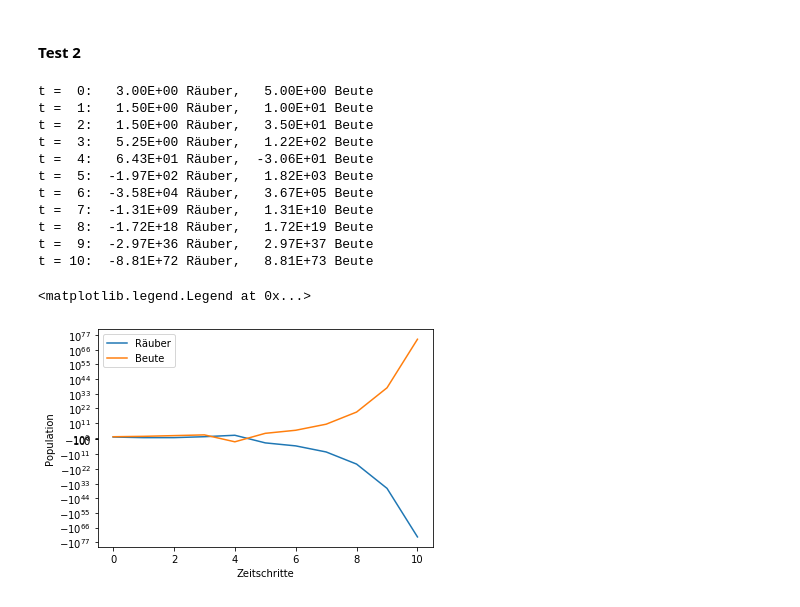
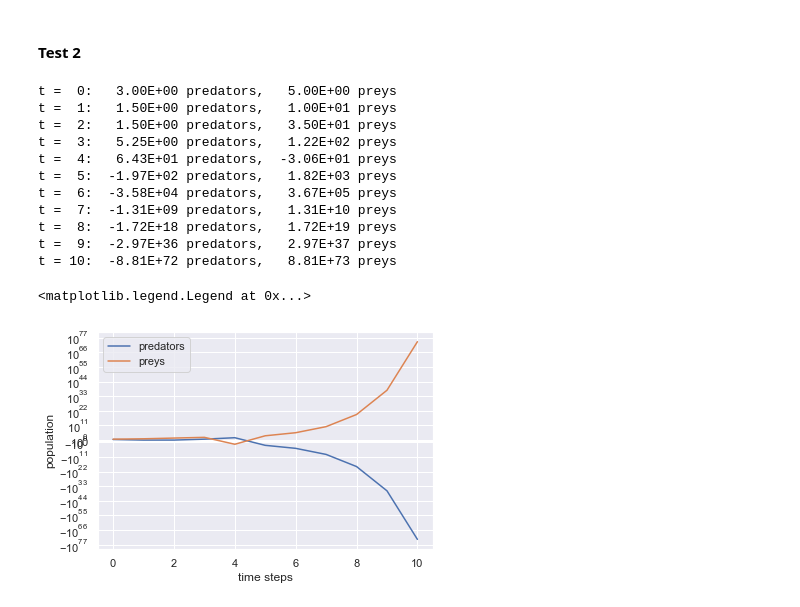
Before and after one commit to maxstollmayer/NuMeDiffG, a Jupyter notebook: Aufgabenblatt 1/Aufgabenblatt 1 Lösung.ipynb, the cells around one changed output. Cells and saved outputs as stored; diff of their text form; code cells hidden in the pictures.

```diff
--- a/Aufgabenblatt 1/Aufgabenblatt 1 Lösung.ipynb
+++ b/Aufgabenblatt 1/Aufgabenblatt 1 Lösung.ipynb
@@ -31,4 +31,6 @@ Implementierung des Vorwärts-Euler-Verfahrens für ODE Systeme 1. Ordnung.
 # %%
 import numpy as np
 from matplotlib import pyplot as plt
+import seaborn as sns
+sns.set()
 # %%
@@ -43,12 +61,18 @@ def euler(f,y0,t0,tN,N):
 # %% [markdown]
 #### Test 1
 # %%
-def f(t,y):
+def f1(y, t):
     return y
 
-t, y = euler(f,1,1,4,10)
-for x, z in zip(t, y):
-    print(f"y({x:.1f}) = {z:5.2f}")
+y0_1 = 1
+t0_1 = 1
+tN_1 = 4
+N1 = 10
+
+t1, y1 = forward_euler(f1, y0_1, t0_1, tN_1, N1)
+
+for v in zip(t1, y1):
+    print(f"y({v[0]:.1f}) = {v[1]:5.2f}")
 # %% [output]
 y(1.0) =  1.00
 y(1.3) =  1.30
@@ -74,34 +97,40 @@ plt.legend()
 # %% [markdown]
 #### Test 2
 # %%
-def g(t,y,a,b,c,d):
-    return np.array([-(a-b*y[1])*y[0],(c-d*y[0])*y[1]])
+def g(y, t, a, b, c, d):
+    return np.array([-(a - b * y[1]) * y[0], (c - d * y[0]) * y[1]])
 
-def f(t,y):
-    return g(t,y,1,0.1,4,1)
+def f2(y, t):
+    return g(y, t, 1, 0.1, 4, 1)
 
-t, y = euler(f,[3,5],0,10,10)
-for x, z in zip(t, y):
-    print(f"t = {x:2n}:  {z[0]: .2E} Räuber,  {z[1]: .2E} Beute")
+y0_2 = np.array([3, 5])
+t0_2 = 0
+tN_2 = 10
+N2 = 10
+
+t2, y2 = forward_euler(f2, y0_2, t0_2, tN_2, N2)
+
+for x, z in zip(t2, y2):
+    print(f"t = {x:2n}:  {z[0]: .2E} predators,  {z[1]: .2E} preys")
 # %% [output]
-t =  0:   3.00E+00 Räuber,   5.00E+00 Beute
-t =  1:   1.50E+00 Räuber,   1.00E+01 Beute
-t =  2:   1.50E+00 Räuber,   3.50E+01 Beute
-t =  3:   5.25E+00 Räuber,   1.22E+02 Beute
-t =  4:   6.43E+01 Räuber,  -3.06E+01 Beute
-t =  5:  -1.97E+02 Räuber,   1.82E+03 Beute
-t =  6:  -3.58E+04 Räuber,   3.67E+05 Beute
-t =  7:  -1.31E+09 Räuber,   1.31E+10 Beute
-t =  8:  -1.72E+18 Räuber,   1.72E+19 Beute
-t =  9:  -2.97E+36 Räuber,   2.97E+37 Beute
-t = 10:  -8.81E+72 Räuber,   8.81E+73 Beute
+t =  0:   3.00E+00 predators,   5.00E+00 preys
+t =  1:   1.50E+00 predators,   1.00E+01 preys
+t =  2:   1.50E+00 predators,   3.50E+01 preys
+t =  3:   5.25E+00 predators,   1.22E+02 preys
+t =  4:   6.43E+01 predators,  -3.06E+01 preys
+t =  5:  -1.97E+02 predators,   1.82E+03 preys
+t =  6:  -3.58E+04 predators,   3.67E+05 preys
+t =  7:  -1.31E+09 predators,   1.31E+10 preys
+t =  8:  -1.72E+18 predators,   1.72E+19 preys
+t =  9:  -2.97E+36 predators,   2.97E+37 preys
+t = 10:  -8.81E+72 predators,   8.81E+73 preys
 # %%
-plt.plot(t, y[:,0], label = "Räuber")
-plt.plot(t, y[:,1], label = "Beute")
-plt.xlabel("Zeitschritte")
-plt.ylabel("Population")
+plt.plot(t2, y2[:, 0], label="predators")
+plt.plot(t2, y2[:, 1], label="preys")
+plt.xlabel("time steps")
+plt.ylabel("population")
 plt.yscale("symlog")
 plt.legend()
 # %% [output]
 <matplotlib.legend.Legend at 0x...>
-[figure, old version]
+[figure, new version]
```
Also changed, not shown: parts of 2 cells of this notebook, 1 other file.
